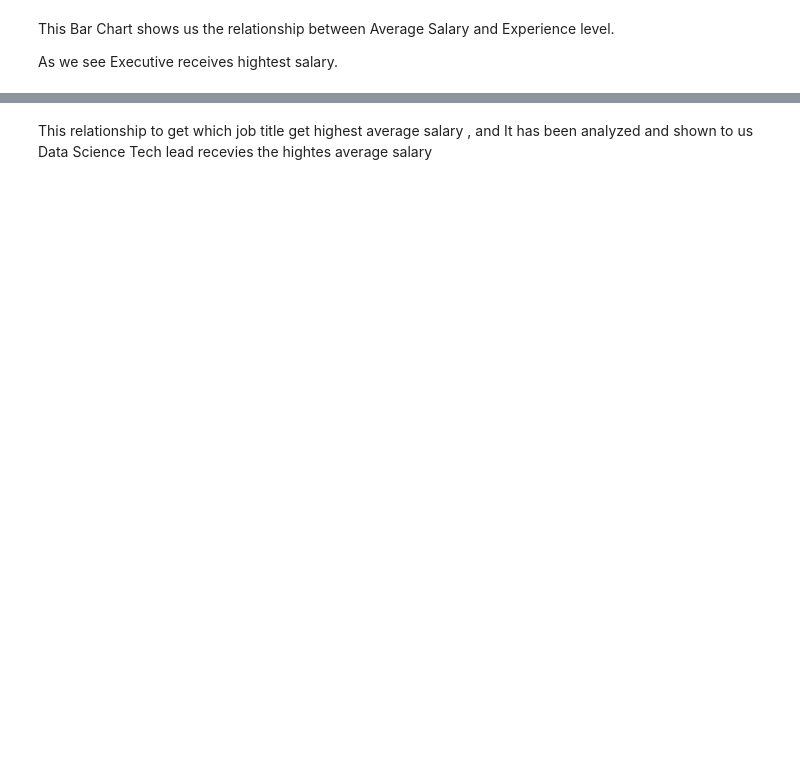
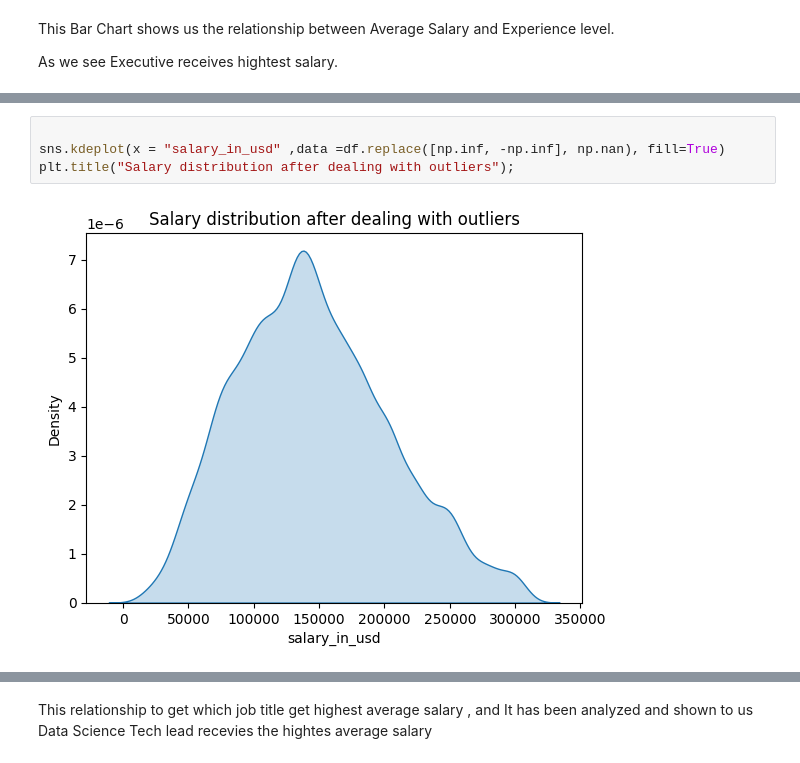
Before and after one commit to Adamixa/Data_field_job_analysis, a Jupyter notebook: notebook.ipynb, the cells around one changed output, grey strips where cells are left out. Drawn from its saved outputs; the diff is of its cells as text; blank space fills up the shorter version.

```diff
--- a/notebook.ipynb
+++ b/notebook.ipynb
@@ -352,3 +363,9 @@ plt.show()
+# %%
+
+sns.kdeplot(x = "salary_in_usd" ,data =df.replace([np.inf, -np.inf], np.nan), fill=True)
+plt.title("Salary distribution after dealing with outliers");
+# %% [output]
+[figure, added]
 # %%
 average_salary_by_country = df.groupby('job_title')['salary_in_usd'].mean() # calc the avg salary by country
 
```
Also changed, not shown: parts of 17 cells of this notebook.
